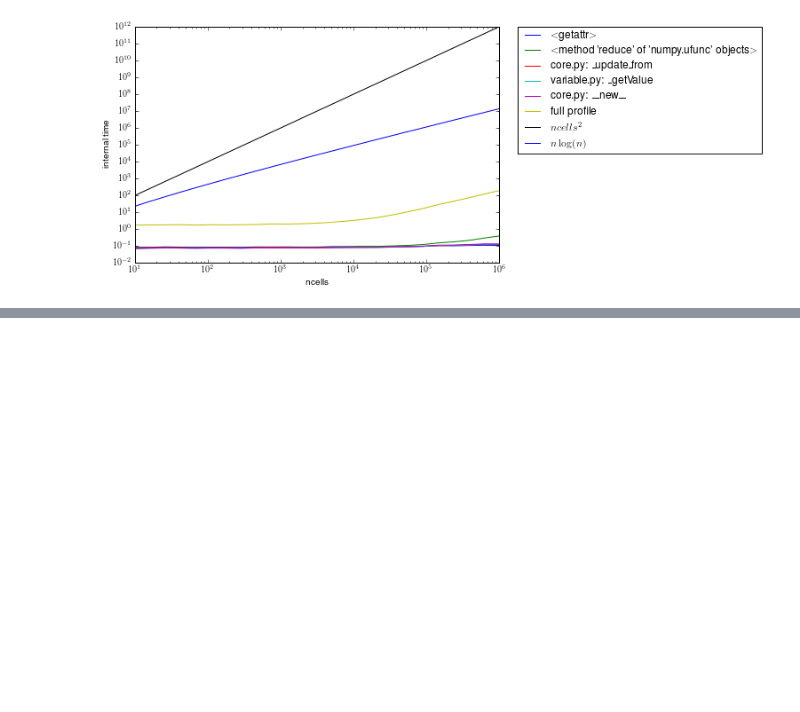
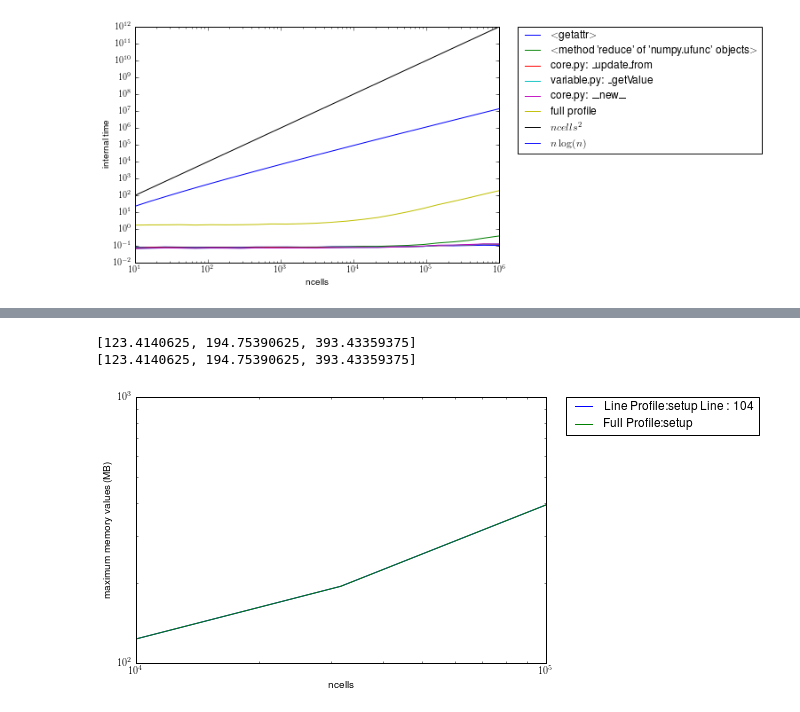
Before and after one commit to dmurali1/SURF2013, a Jupyter notebook: Profile_Polyxtal.ipynb, the cells around one changed output, grey strips where cells are left out. Saved outputs shown, nothing was run; the diff lists cells and outputs as text; code cells hidden in the pictures; blank space fills up the shorter version.

```diff
--- a/Profile_Polyxtal.ipynb
+++ b/Profile_Polyxtal.ipynb
@@ -173,0 +220,15 @@ nx: 200
+# %%
+from profiling_memory import MemoryProfiler, MemoryViewer
+from polyxtal import PolyxtalSimulation
+from polyxtal import func
+
+ncells = np.array(np.logspace(4, 5, 3), dtype=int)
+memoryProfiler = MemoryProfiler(profileMethod=PolyxtalSimulation.setup, runfunc=func)
+
+memoryViewer = MemoryViewer(memoryProfiler, ncells)
+memoryViewer.plot(line=104)
+plt.show()
+# %% [output]
+[123.4140625, 194.75390625, 393.43359375]
+[123.4140625, 194.75390625, 393.43359375]
+[figure, added]
```
Also changed, not shown: parts of 19 cells of this notebook, 4 other files.
